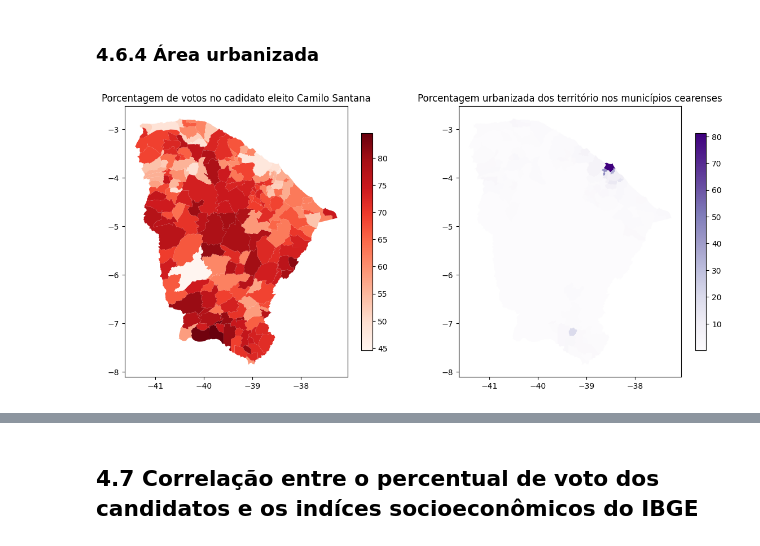
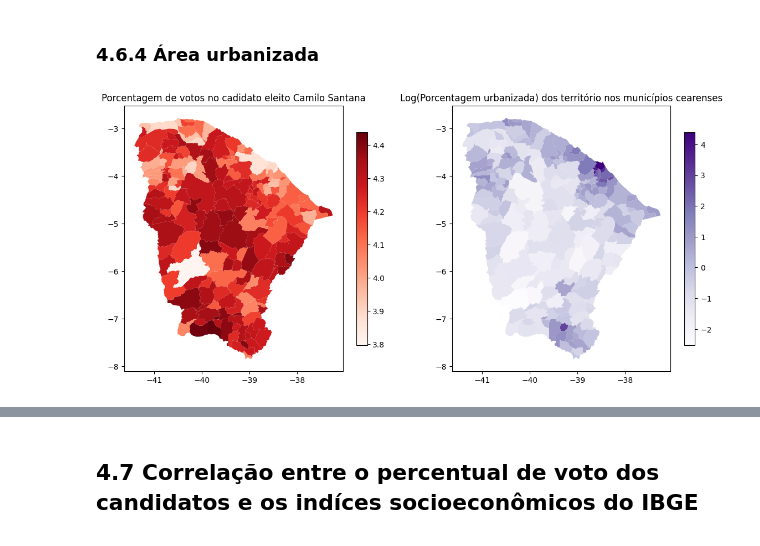
Before and after one commit to DamodaraBarbosa/clustering_municipios_eleicoes_2022_ceara, a Jupyter notebook: 07_senador_analysis_eleicoes_ceara_2022.ipynb, the cells around one changed output, grey strips where cells are left out. Cells and saved outputs as stored; diff of their text form; code cells hidden in the pictures.

```diff
--- a/07_senador_analysis_eleicoes_ceara_2022.ipynb
+++ b/07_senador_analysis_eleicoes_ceara_2022.ipynb
@@ -472,10 +472,10 @@ plt.show()
 ### 4.6.4 Área urbanizada
 # %%
 fig, ax = plt.subplots(1, 2, figsize= (14, 10))
-ax1 = votos_camilo_por_municipio.plot('porcentagem_votos', legend= True, cmap= 'Reds', legend_kwds= {'shrink': 0.5}, ax= ax[0])
+ax1 = votos_camilo_por_municipio.plot(np.log(votos_camilo_por_municipio['porcentagem_votos']), legend= True, cmap= 'Reds', legend_kwds= {'shrink': 0.5}, ax= ax[0])
 ax1.set_title('Porcentagem de votos no cadidato eleito Camilo Santana')
-ax2 = dados_ibge.plot('porcentagem_urbana', cmap= 'Purples', legend= True, legend_kwds= {'shrink': 0.5}, ax= ax[1])
-ax2.set_title('Porcentagem urbanizada dos território nos municípios cearenses')
+ax2 = dados_ibge.plot(np.log(dados_ibge['porcentagem_urbana']), cmap= 'Purples', legend= True, legend_kwds= {'shrink': 0.5}, ax= ax[1])
+ax2.set_title('Log(Porcentagem urbanizada) dos território nos municípios cearenses')
 plt.show()
 # %% [output]
-[figure, old version]
+[figure, new version]
```
Also changed, not shown: parts of 44 cells of this notebook.
